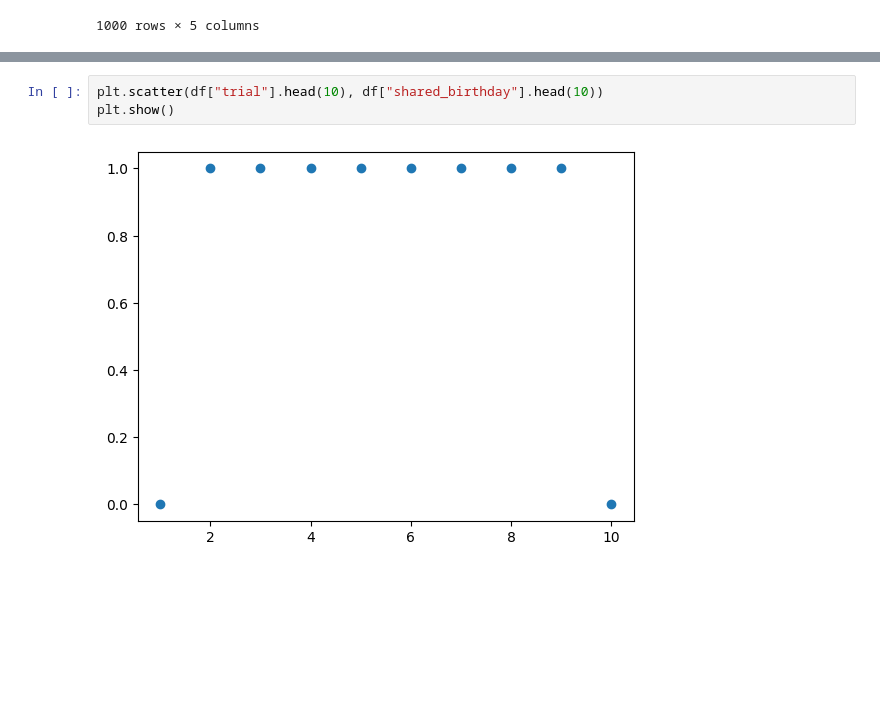
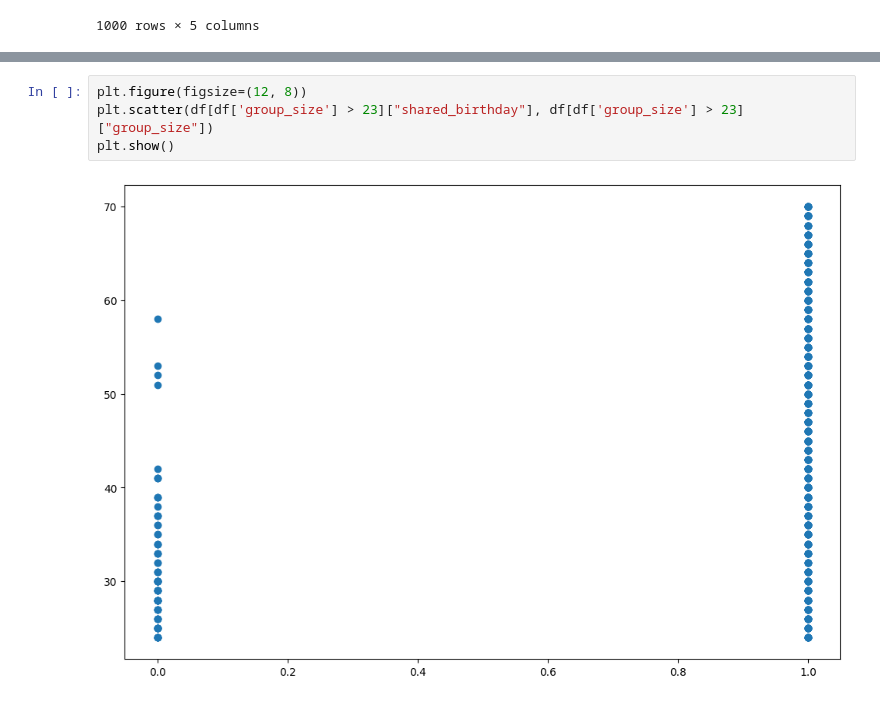
Before and after one commit to shreyansdjp/birthday-paradox-analysis, a Jupyter notebook: analysis.ipynb, the cells around one changed output, grey strips where cells are left out. Drawn from its saved outputs; the diff is of its cells as text; blank space fills up the shorter version.

```diff
--- a/analysis.ipynb
+++ b/analysis.ipynb
@@ -21,5 +48,6 @@ df
 # %%
-plt.scatter(df["trial"].head(10), df["shared_birthday"].head(10))
+plt.figure(figsize=(12, 8))
+plt.scatter(df[df['group_size'] > 23]["shared_birthday"], df[df['group_size'] > 23]["group_size"])
 plt.show()
 # %% [output]
-[figure, old version]
+[figure, new version]
```
Also changed, not shown: parts of 3 cells of this notebook.
